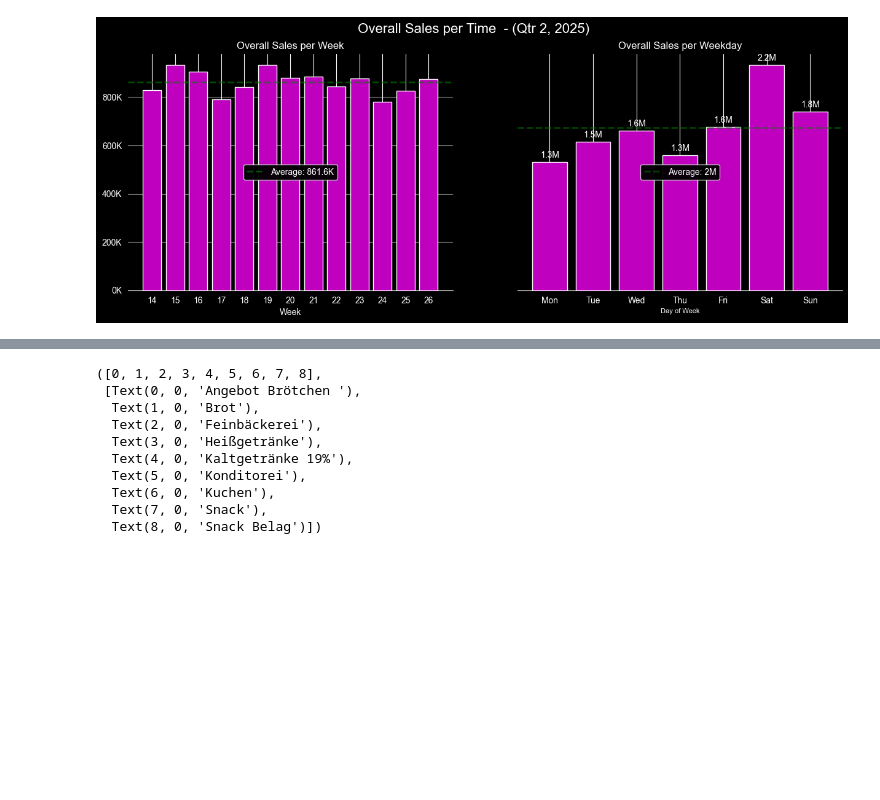
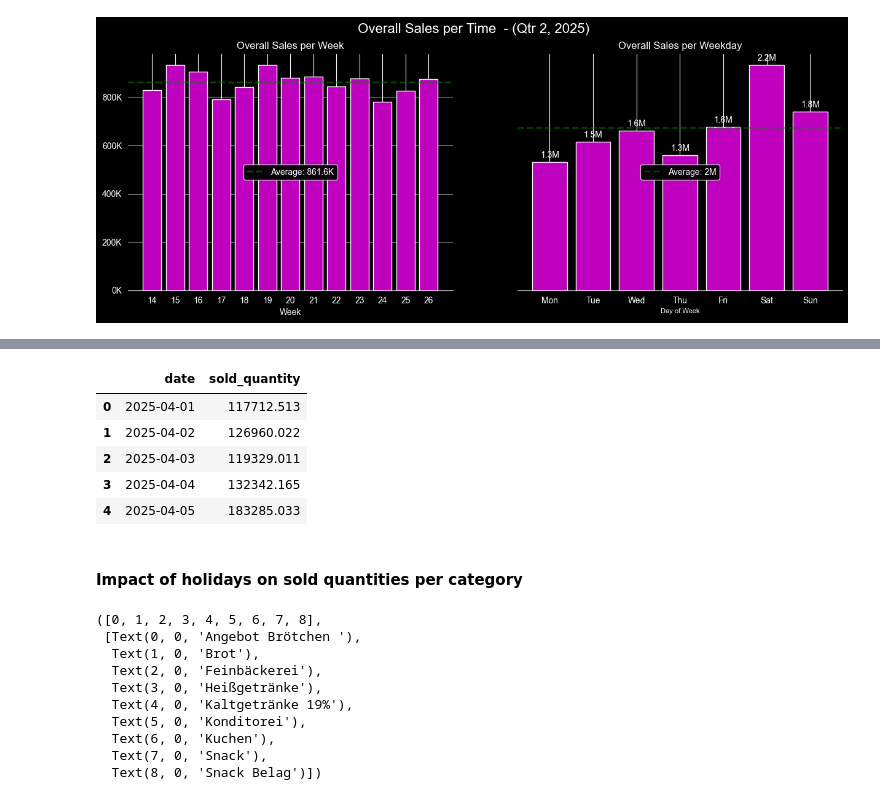
Before and after one commit to shuting-fish/food_prediction, a Jupyter notebook: visualization_fp.ipynb, the cells around one changed output, grey strips where cells are left out. Drawn from its saved outputs; the diff is of its cells as text; code cells hidden in the pictures; blank space fills up the shorter version.

```diff
--- a/visualization_fp.ipynb
+++ b/visualization_fp.ipynb
@@ -1458,3 +1475,15 @@ for category in categories:
+# %%
+daily_total = df.groupby("date", as_index=False)["sold_quantity"].sum()
+daily_total.head()
+# %% [output]
+|  | date | sold_quantity |
+| 0 | 2025-04-01 | 117712.513 |
+| 1 | 2025-04-02 | 126960.022 |
+| 2 | 2025-04-03 | 119329.011 |
+| 3 | 2025-04-04 | 132342.165 |
+| 4 | 2025-04-05 | 183285.033 |
+# %% [markdown]
+#### Impact of holidays on sold quantities per category
 # %%
 top_10_cat.index
 top_10_wo_brotchen =['Snack Belag', 'Konditorei', 'Kaltgetränke 19%', 'Angebot Brötchen ',
```
Also changed, not shown: parts of 30 cells of this notebook.
